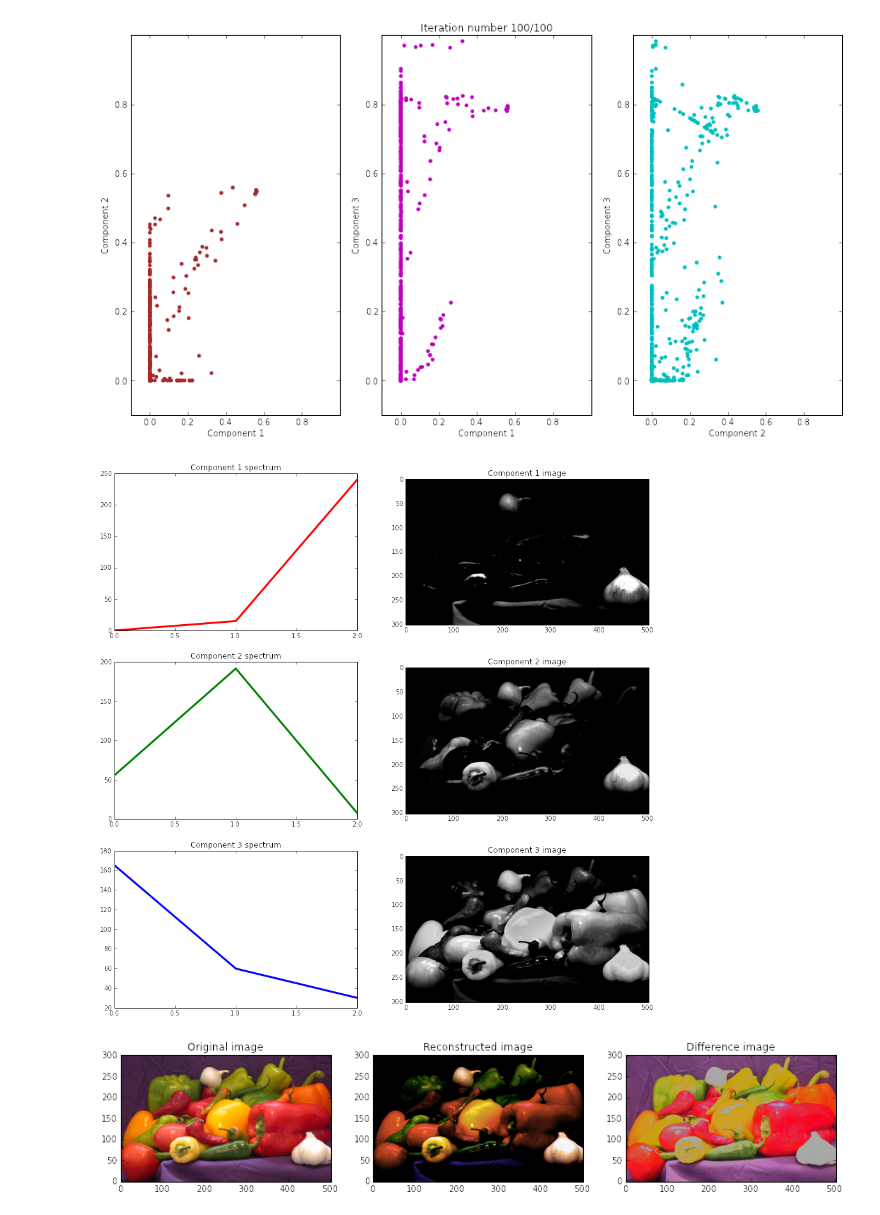
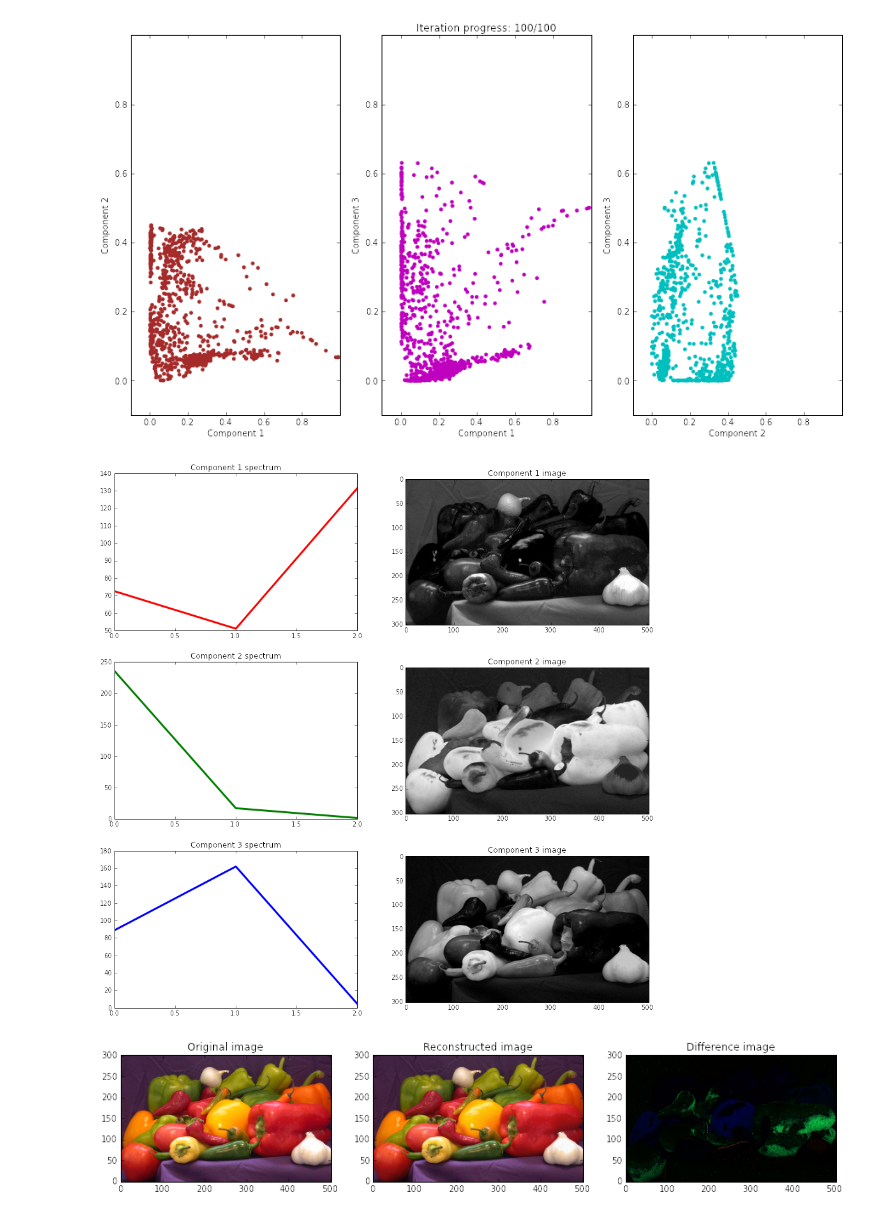
Before and after one commit to rycmak/NNMATest, a Jupyter notebook: NNMATest.ipynb, the cells around one changed output. Saved outputs shown, nothing was run; the diff lists cells and outputs as text; code cells hidden in the pictures.

```diff
--- a/NNMATest.ipynb
+++ b/NNMATest.ipynb
@@ -9,7 +23,7 @@ import time
 # %%
 class NNMATest():
 
-    # Assume data is an RGB image
+    # Assume an RGB image file is given
     def __init__(self, fileName, nComponents=3, sparseParam=0.5, maxIters=10, plotPixComp=False):
         self.imgOrig = Image.open(fileName)
         imArray = np.array(self.imgOrig)
@@ -140,7 +154,7 @@ class NNMATest():
         plt.subplot(1, 3, 2)
         plt.cla()
         plt.scatter(wRecon_0, wRecon_2, marker='o', color='m', edgecolor="none")
-        plt.title("Iteration number %s/%s" %(count, self.maxIters))
+        plt.title("Iteration progress: {0}/{1}".format(count, self.maxIters))
         plt.xlabel("Component 1")
         plt.ylabel("Component 3")
         plt.xlim([axMin, axMax])
@@ -166,8 +180,9 @@ class NNMATest():
         self.wRecon = wInit
         count = 0
         cost, deltaCost = self.calcCost(cInit, wInit, count)
-        # If plotPixComp==True, pick 100 random pixels to plot
+        # If plotPixComp==True, pick 100 random pixels to plot their component distribution
         ind = np.random.random_integers(0, self.nPixels, 1000)
+        if self.plotPixComp == True: self.plotWPixels(ind, count)
         while (count < self.maxIters) and ((deltaCost < -1e-6) or (deltaCost > 0.)):
             count = count + 1
             wUpdated = self.wUpdate(self.cRecon, self.wRecon)
@@ -180,10 +195,8 @@ class NNMATest():
                 if self.plotPixComp == True:
                     self.plotWPixels(ind, count)
                 else:
-                    print "Iteration number {0}/{1}".format(count, self.maxIters)
+                    print "Iteration progress: {0}/{1}".format(count, self.maxIters)
+                    display.clear_output(wait=True)
 
 
         self.plotResults()
-
-
-        return 1
@@ -190,9 +205,9 @@ class NNMATest():
 # %%
-fileName = "peppers.jpg"
 if __name__ == "__main__":
-    test = NNMATest(fileName, nComponents=3, sparseParam=100., maxIters=100, plotPixComp=True)
+    fileName = "peppers.jpg"
+    test = NNMATest(fileName, nComponents=3, sparseParam=0.1, maxIters=100, plotPixComp=True)
     test.calcNNMA()
 # %% [output]
-[figure, old version]
+[figure, new version]
-[figure, old version]
+[figure, new version]
-[figure, old version]
+[figure, new version]
```
Also changed, not shown: parts of 4 cells of this notebook.
